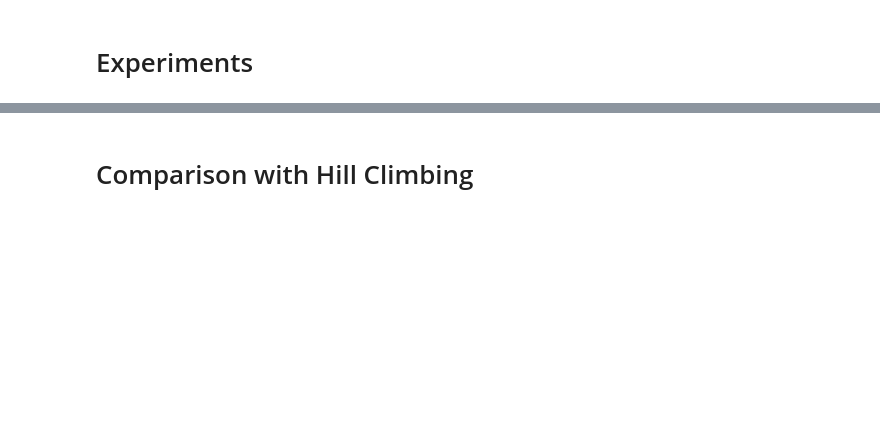
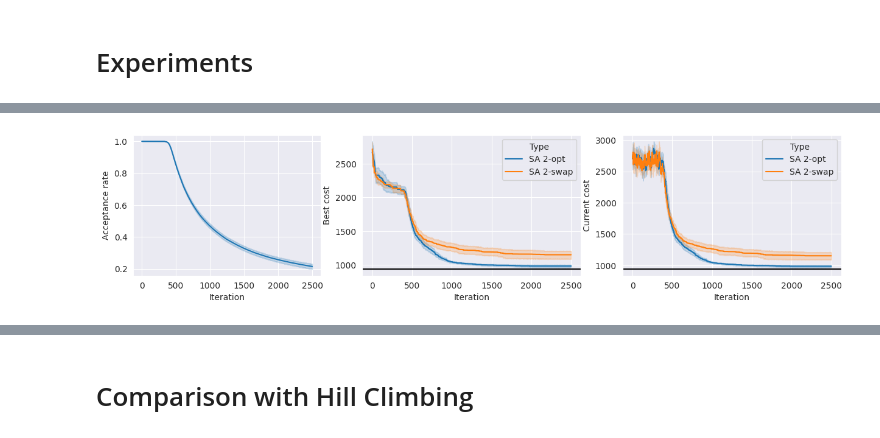
Before and after one commit to nngerncham/ma395_heuristic, a Jupyter notebook: homework/hw2/code/Problem 1.ipynb, the cells around one changed output, grey strips where cells are left out. Cells and saved outputs as stored; diff of their text form; code cells hidden in the pictures; blank space fills up the shorter version.

```diff
--- a/homework/hw2/code/Problem 1.ipynb
+++ b/homework/hw2/code/Problem 1.ipynb
@@ -89,11 +66,12 @@ def plot(df: pd.DataFrame, optimal: float) -> Tuple[plt.Figure, Tuple]:
 # %%
-# fri26_2swap_df = experiment("data/fri26_d.txt", generate_2swap_neighbor, "SA 2-swap",
-#                             max_iters=2500, seeds=SEEDS)
-# fri26_2opt_df = experiment("data/fri26_d.txt", generate_2opt_neighbor, "SA 2-opt",
-#                            max_iters=2500, seeds=SEEDS)
-# fri26_df = pd.concat([fri26_2opt_df, fri26_2swap_df])
-# fri26_df.to_csv("results/sa_fri26.csv", index=False)
+fri26_2swap_df = experiment("data/fri26_d.txt", generate_2swap_neighbor, "SA 2-swap",
+                            max_iters=2500, seeds=SEEDS)
+fri26_2opt_df = experiment("data/fri26_d.txt", generate_2opt_neighbor, "SA 2-opt",
+                           max_iters=2500, seeds=SEEDS)
+fri26_df = pd.concat([fri26_2opt_df, fri26_2swap_df])
+fri26_df.to_csv("results/sa_fri26.csv", index=False)
 # %%
-# %%time
-# fri26_fig, _ = plot(fri26_df, 937)
-# fri26_fig.savefig("../images/fri26_sa", dpi=600, bbox_inches="tight")
+%%time
+fri26_fig, _ = plot(fri26_df, 937)
+fri26_fig.savefig("../images/fri26_sa", dpi=600, bbox_inches="tight")
+# %% [output]
@@ -100,3 +80,4 @@ def plot(df: pd.DataFrame, optimal: float) -> Tuple[plt.Figure, Tuple]:
+[figure, added]
 # %%
 %%time
 att48_2swap_df = experiment("data/att48_d.txt", generate_2swap_neighbor, "SA 2-swap",
```
Also changed, not shown: parts of 11 cells of this notebook, 11 other files.
